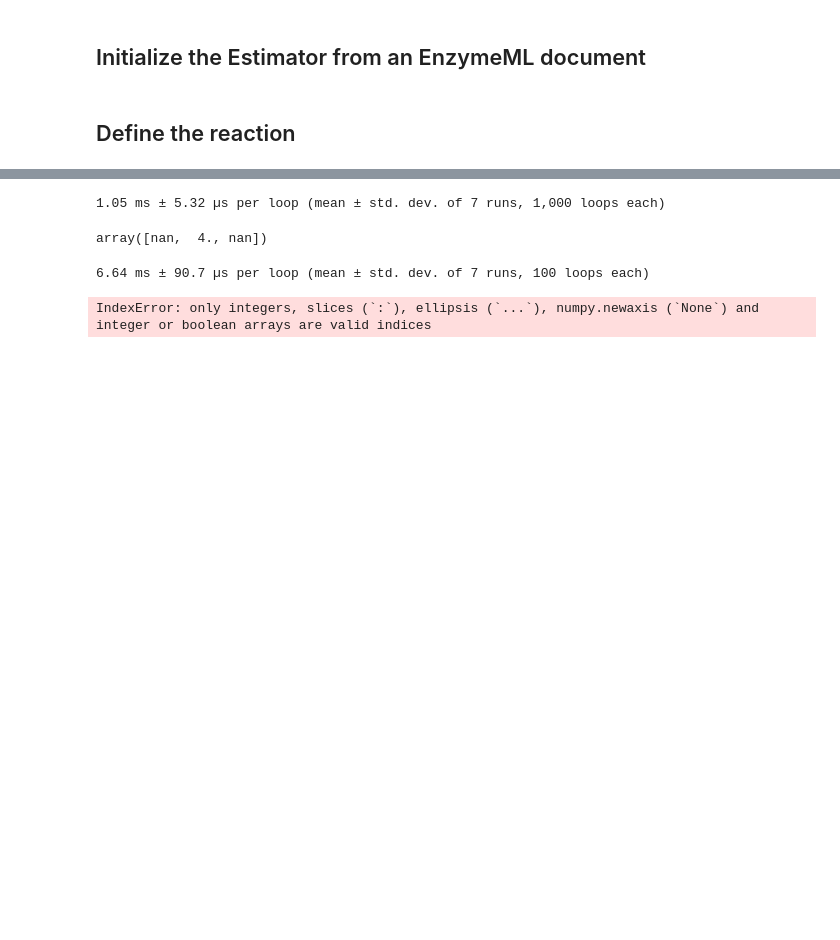
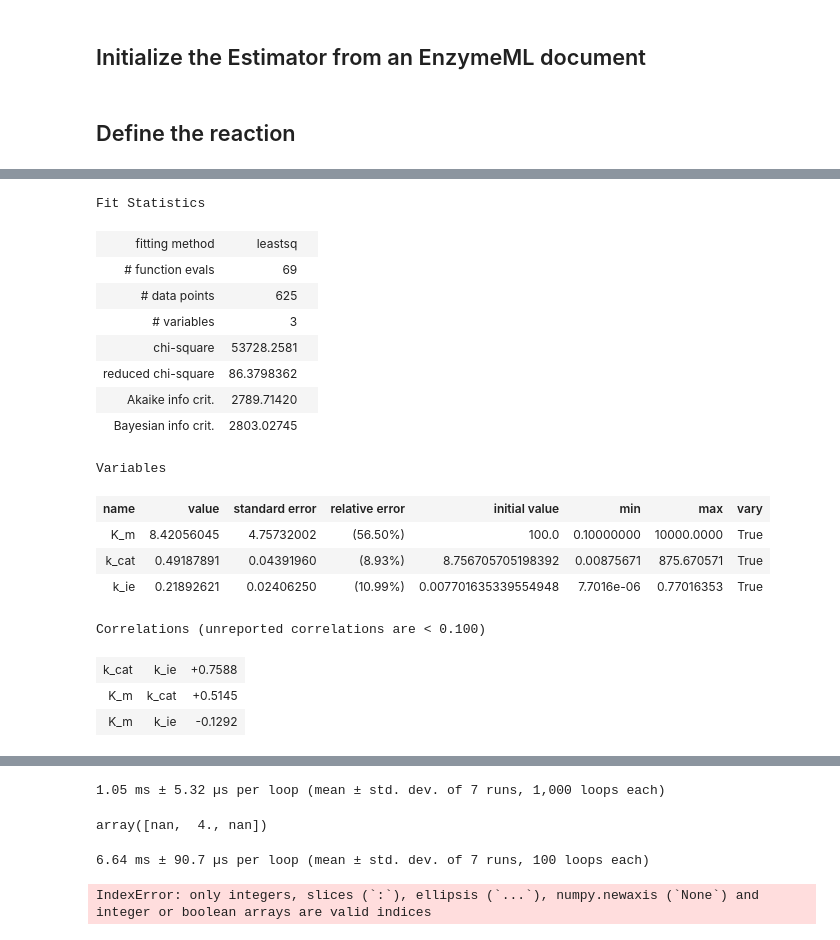
Before and after one commit to FAIRChemistry/EnzymePynetics, a Jupyter notebook: test_enzymepynetics.ipynb, the cells around one changed output, grey strips where cells are left out. Saved outputs shown, nothing was run; the diff lists cells and outputs as text; code cells hidden in the pictures; blank space fills up the shorter version.

```diff
--- a/test_enzymepynetics.ipynb
+++ b/test_enzymepynetics.ipynb
@@ -67,0 +93,21 @@ AttributeError: 'Estimator' object has no attribute '_combine_models'
+# %%
+res
+# %% [output]
+Fit Statistics
+| fitting method | leastsq |  |
+| # function evals | 69 |  |
+| # data points | 625 |  |
+| # variables | 3 |  |
+| chi-square | 53728.2581 |  |
+| reduced chi-square | 86.3798362 |  |
+| Akaike info crit. | 2789.71420 |  |
+| Bayesian info crit. | 2803.02745 |  |
+Variables
+| name | value | standard error | relative error | initial value | min | max | vary |
+| K_m | 8.42056045 | 4.75732002 | (56.50%) | 100.0 | 0.10000000 | 10000.0000 | True |
+| k_cat | 0.49187891 | 0.04391960 | (8.93%) | 8.756705705198392 | 0.00875671 | 875.670571 | True |
+| k_ie | 0.21892621 | 0.02406250 | (10.99%) | 0.007701635339554948 | 7.7016e-06 | 0.77016353 | True |
+Correlations (unreported correlations are < 0.100)
+| k_cat | k_ie | +0.7588 |
+| K_m | k_cat | +0.5145 |
+| K_m | k_ie | -0.1292 |
```
Also changed, not shown: parts of 22 cells of this notebook, 2 other files.
